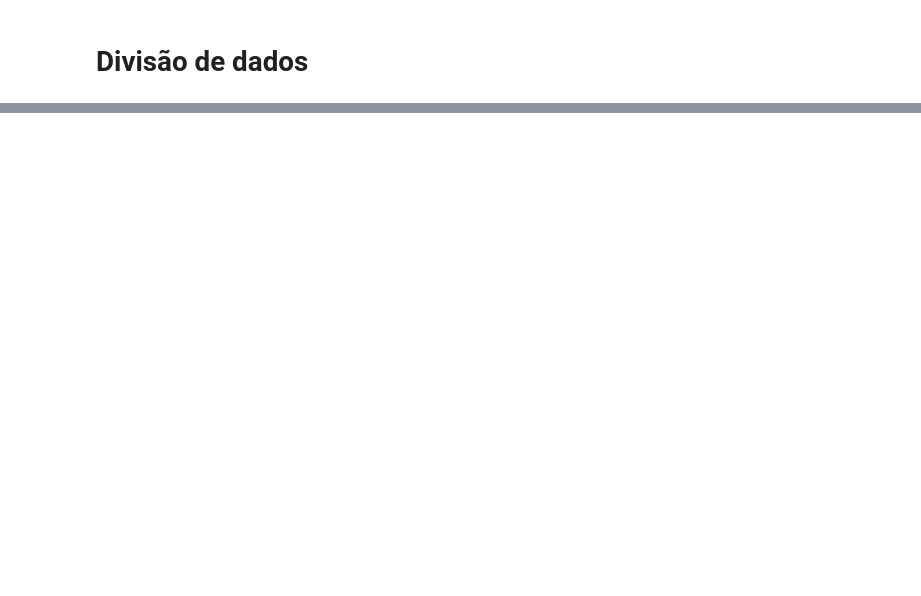
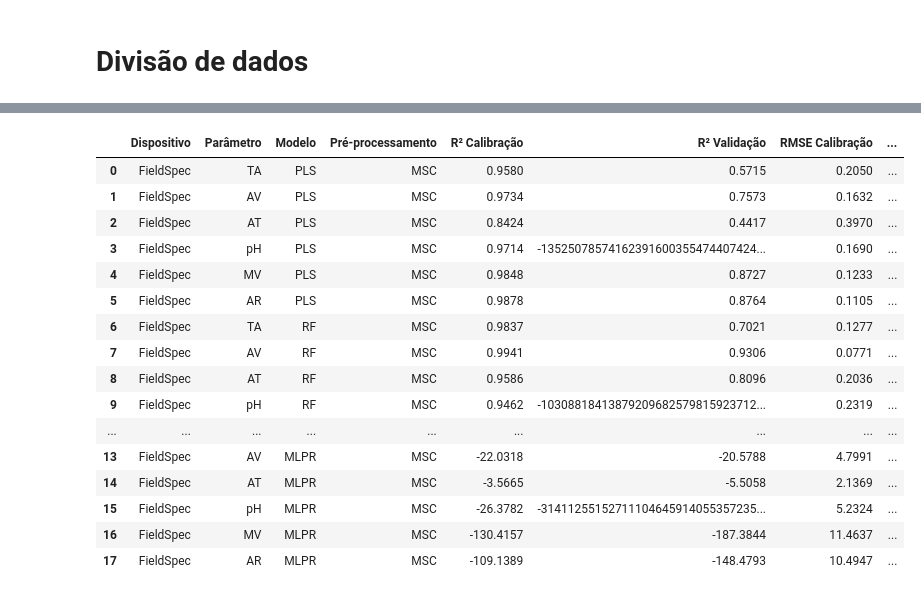
Before and after one commit to xndrxssx/field_spec_data_tests, a Jupyter notebook: field_spec_predição.ipynb, the cells around one changed output, grey strips where cells are left out. Drawn from its saved outputs; the diff is of its cells as text; code cells hidden in the pictures; blank space fills up the shorter version.

Commit message:
28052024
Recriando o código, refazendo os filtros de pre processamento

```diff
--- a/field_spec_predição.ipynb
+++ b/field_spec_predição.ipynb
@@ -248,2 +238,6 @@ plt.show()
 # %% [markdown]
 # Divisão de dados
+# %%
+# Lista de conjuntos de dados espectrais (X) e atributos de qualidade (Y) para cada dispositivo
+Y = fs_df[['TA', 'AV', 'AT', 'pH', 'MV', 'AR']]
+X = dados_wl
@@ -249,0 +246,38 @@ plt.show()
+# %%
+from sklearn.cross_decomposition import PLSRegression
+from sklearn.metrics import mean_squared_error, r2_score
+from sklearn.model_selection import train_test_split
+from sklearn.ensemble import RandomForestRegressor
+from sklearn.neural_network import MLPRegressor
+import warnings
+from sklearn.preprocessing import StandardScaler
+warnings.filterwarnings('ignore')  # Ignora os avisos durante a execução
+
+# Lista de métodos de pré-processamento a serem aplicados
+pre_p = ["MSC", "RAW", "SNV", "Savitzky-Golay"]
+
+# DataFrame para armazenar os resultados
+results_raw = pd.DataFrame(columns=['Dispositivo', 'Parâmetro', 'Modelo', 'Pré-processamento', 'R² Calibração', 'R² Validação', 'RMSE Calibração', 'RMSE Validação'])
+columns_r = results_raw.columns.to_list()
+
+results_msc = pd.DataFrame(columns=['Dispositivo', 'Parâmetro', 'Modelo', 'Pré-processamento', 'R² Calibração', 'R² Validação', 'RMSE Calibração', 'RMSE Validação'])
+columns_m = results_msc.columns.to_list()
+
+results_snv = pd.DataFrame(columns=['Dispositivo', 'Parâmetro', 'Modelo', 'Pré-processamento', 'R² Calibração', 'R² Validação', 'RMSE Calibração', 'RMSE Validação'])
+columns_s = results_snv.columns.to_list()
+
+results_savgol = pd.DataFrame(columns=['Dispositivo', 'Parâmetro', 'Modelo', 'Pré-processamento', 'R² Calibração', 'R² Validação', 'RMSE Calibração', 'RMSE Validação'])
+columns_sg = results_savgol.columns.to_list()
+
+# Lista de dispositivos
+device = ["FieldSpec"]
+
+# Índices para os parâmetros de qualidade
+index_pr = [0, 1, 2, 3, 4, 5]
+
+# Nomes dos parâmetros de qualidade
+index_pr_name = ["TA", "AV", "AT", "pH", "MV", "AR"]
+
+# Contadores
+t = 0
+counter = 0
@@ -249,0 +375,20 @@ plt.show()
+# %%
+results_msc
+# %% [output]
+|  | Dispositivo | Parâmetro | Modelo | Pré-processamento | R² Calibração | R² Validação | RMSE Calibração | ... |
+| 0 | FieldSpec | TA | PLS | MSC | 0.9580 | 0.5715 | 0.2050 | ... |
+| 1 | FieldSpec | AV | PLS | MSC | 0.9734 | 0.7573 | 0.1632 | ... |
+| 2 | FieldSpec | AT | PLS | MSC | 0.8424 | 0.4417 | 0.3970 | ... |
+| 3 | FieldSpec | pH | PLS | MSC | 0.9714 | -13525078574162391600355474407424... | 0.1690 | ... |
+| 4 | FieldSpec | MV | PLS | MSC | 0.9848 | 0.8727 | 0.1233 | ... |
+| 5 | FieldSpec | AR | PLS | MSC | 0.9878 | 0.8764 | 0.1105 | ... |
+| 6 | FieldSpec | TA | RF | MSC | 0.9837 | 0.7021 | 0.1277 | ... |
+| 7 | FieldSpec | AV | RF | MSC | 0.9941 | 0.9306 | 0.0771 | ... |
+| 8 | FieldSpec | AT | RF | MSC | 0.9586 | 0.8096 | 0.2036 | ... |
+| 9 | FieldSpec | pH | RF | MSC | 0.9462 | -10308818413879209682579815923712... | 0.2319 | ... |
+| ... | ... | ... | ... | ... | ... | ... | ... | ... |
+| 13 | FieldSpec | AV | MLPR | MSC | -22.0318 | -20.5788 | 4.7991 | ... |
+| 14 | FieldSpec | AT | MLPR | MSC | -3.5665 | -5.5058 | 2.1369 | ... |
+| 15 | FieldSpec | pH | MLPR | MSC | -26.3782 | -31411255152711104645914055357235... | 5.2324 | ... |
+| 16 | FieldSpec | MV | MLPR | MSC | -130.4157 | -187.3844 | 11.4637 | ... |
+| 17 | FieldSpec | AR | MLPR | MSC | -109.1389 | -148.4793 | 10.4947 | ... |
```
Also changed, not shown: parts of 7 cells of this notebook, 6 other files.
